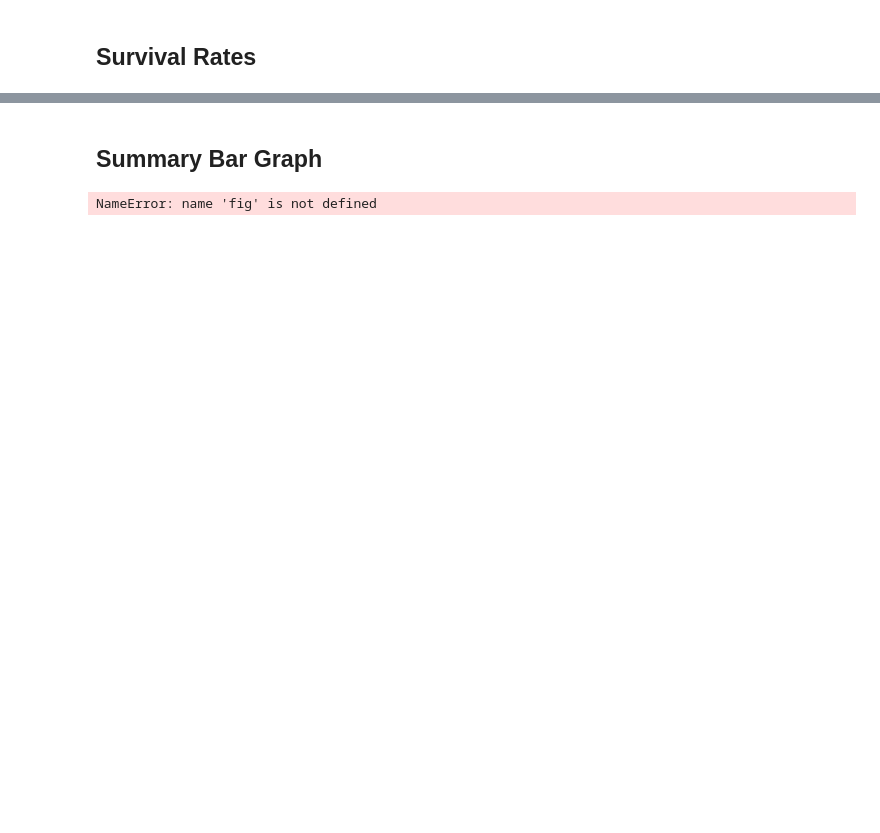
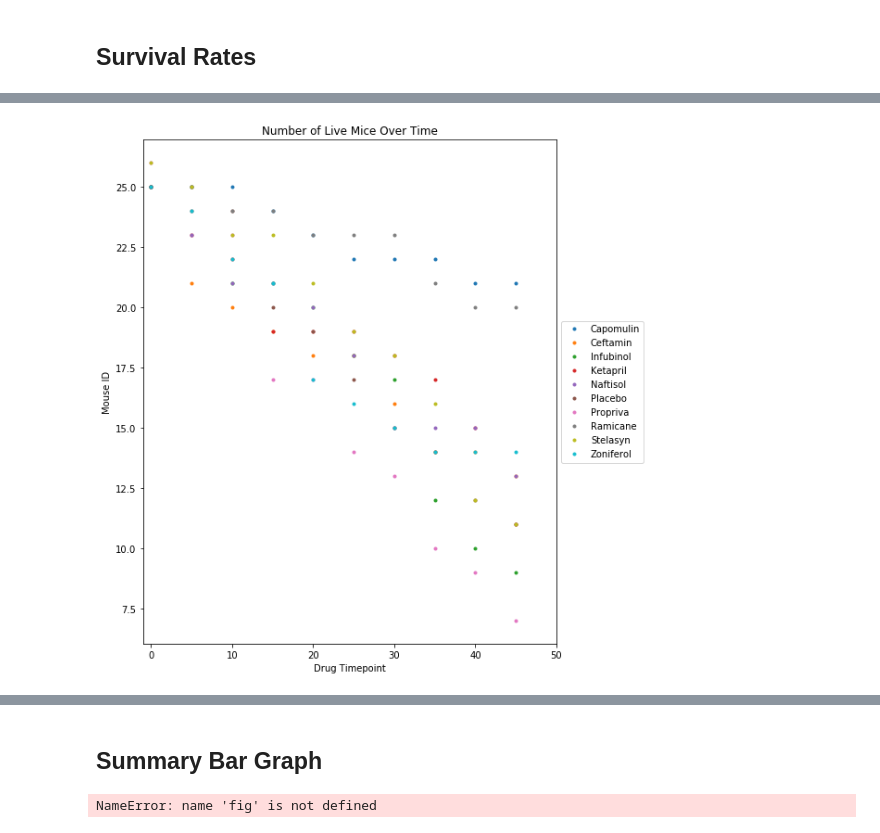
Before and after one commit to akfung/matplotlib-challenge, a Jupyter notebook: Pymaceuticals/pymaceuticals_starter.ipynb, the cells around one changed output, grey strips where cells are left out. Drawn from its saved outputs; the diff is of its cells as text; code cells hidden in the pictures; blank space fills up the shorter version.

```diff
--- a/Pymaceuticals/pymaceuticals_starter.ipynb
+++ b/Pymaceuticals/pymaceuticals_starter.ipynb
@@ -237,7 +236,11 @@ KeyError: 'Metastatic Sites'
 ## Survival Rates
 # %%
 # Store the Count of Mice Grouped by Drug and Timepoint (W can pass any metric)
+mouse_count = combined_df.groupby(['Drug', 'Timepoint']).count()
 
 # Convert to DataFrame
-
+mouse_count = mouse_count.reset_index()
+del mouse_count['Tumor Volume (mm3)']
+del mouse_count['Metastatic Sites']
 # Preview DataFrame
+mouse_count
@@ -247,0 +261,16 @@ KeyError: 'Metastatic Sites'
+# %%
+timepoint_list = list(range(0, 50, 5))
+drug_list = mouse_count['Drug'].unique()
+mouse_count_mod = pd.DataFrame({'Drug Timepoint': timepoint_list})
+#iterate for each drug to copy into reformated df
+
+for drug in drug_list:
+    mouse_count_mod[drug] = list(mouse_count.loc[mouse_count['Drug']== drug, 'Mouse ID'])
+
+mouse_count_mod = mouse_count_mod.set_index('Drug Timepoint')
+# Preview that Reformatting worked
+mouse_count_mod
+
+# Minor Data Munging to Re-Format the Data Frames
+
+# Preview the Data Frame
@@ -248,10 +290,12 @@ KeyError: 'Metastatic Sites'
 # %%
 # Generate the Plot (Accounting for percentages)
-
+drug_graph(mouse_count_mod, 'Mouse ID', 'Number of Live Mice Over Time')
 # Save the Figure
-
+plt.ylabel()
 # Show the Figure
 plt.show()
+# %% [output]
+[figure, added]
 # %% [markdown]
 ![Metastatic Spread During Treatment](../Images/survival.png)
 # %% [markdown]
```
Also changed, not shown: parts of 5 cells of this notebook, 1 other file.
